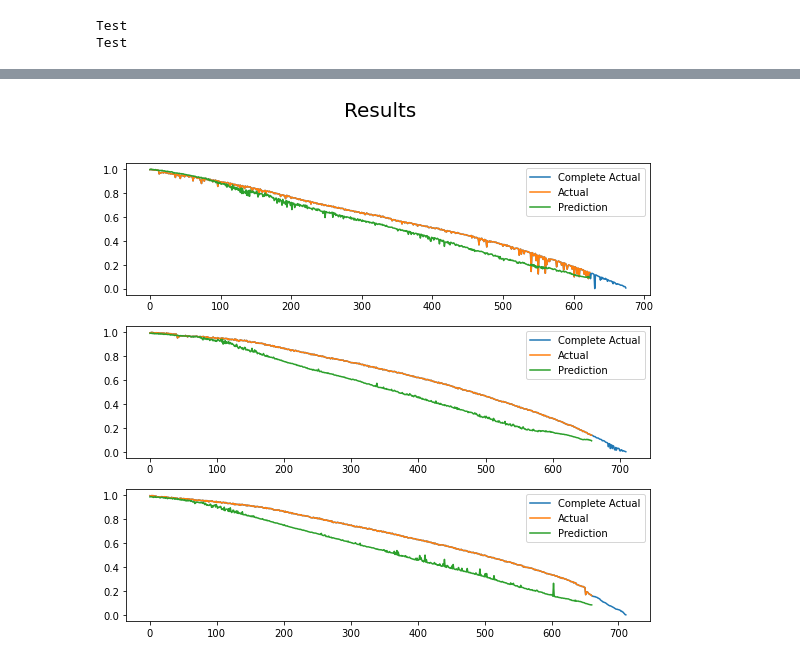
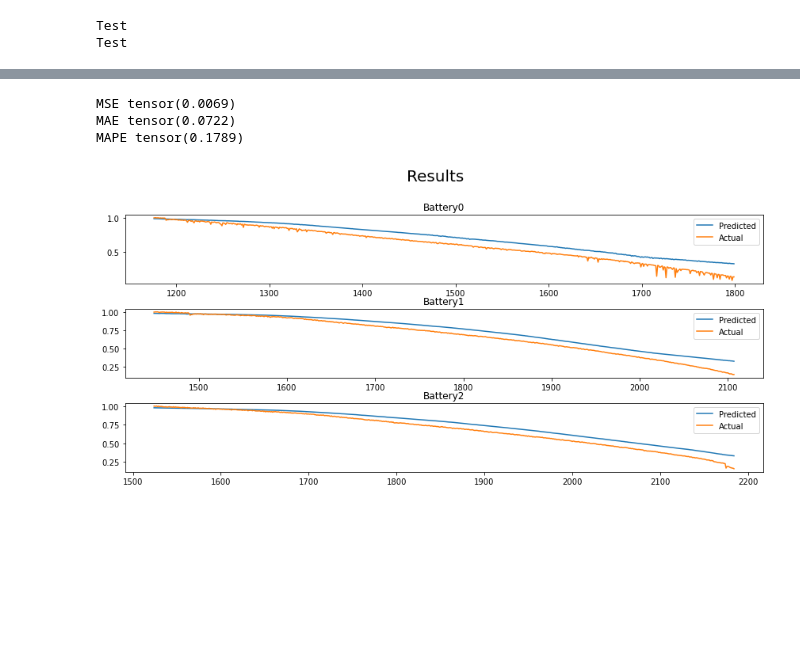
Before and after one commit to Dhruvadityamittal/RUL_Prediction_DFKI, a Jupyter notebook: FPC_Prediction/rul-prediction (5).ipynb, the cells around one changed output, grey strips where cells are left out. Drawn from its saved outputs; the diff is of its cells as text; code cells hidden in the pictures; blank space fills up the shorter version.

```diff
--- a/FPC_Prediction/rul-prediction (5).ipynb
+++ b/FPC_Prediction/rul-prediction (5).ipynb
@@ -352,5 +359,5 @@ _,_ = get_fpc(model,batteries,discharge_capacities,FPC_dataloader,True, True,Tru
 # %%
-batteries = [i+100 for i in range(0,14)]
+batteries = [i+100 for i in range(0,4)]
 _,_ = get_fpc(model,batteries,discharge_capacities,test_dataloader,True, False,False,"FPC_Testing")
 # %% [output]
 <Figure size 432x288 with 0 Axes>
@@ -633,13 +640,6 @@ class battery_dataloader_RUL(Dataset):
 channels = 7
 window_size = 50
 stride =1
-
-train_data_RUL= get_data_RUL(discharge_capacities[:100],change_indices_train,window_size,stride,channels,"Train")
-obj_train_RUL  = battery_dataloader_RUL(train_data_RUL)
-
-test_data_RUL= get_data_RUL(discharge_capacities[100:],change_indices_test,window_size,stride,channels,"Test")
-obj_test_RUL  = battery_dataloader_RUL(test_data_RUL)
-
 
 train_data_RUL_scenario1= get_data_RUL_scenario1(discharge_capacities[:100],change_indices_train,window_size,stride,channels,"Train")
 obj_train_RUL_scenario1  = battery_dataloader_RUL(train_data_RUL_scenario1)
@@ -648,14 +648,22 @@ test_data_RUL_scenario1= get_data_RUL_scenario1(discharge_capacities[100:],chang
 obj_test_RUL_scenario1  = battery_dataloader_RUL(test_data_RUL_scenario1)
 
 
+train_data_RUL_scenario2= get_data_RUL_scenario2(discharge_capacities[:100],change_indices_train,window_size,stride,channels,"Train")
+obj_train_RUL_scenario2  = battery_dataloader_RUL(train_data_RUL_scenario2)
 
-train_dataloader_RUL = DataLoader(obj_train_RUL, batch_size=128,shuffle=True)
-train_dataloader_RUL_temp = DataLoader(obj_train_RUL, batch_size=1,shuffle=False)
-test_dataloader_RUL = DataLoader(obj_test_RUL, batch_size=1,shuffle=False)
+test_data_RUL_scenario2= get_data_RUL_scenario2(discharge_capacities[100:],change_indices_test,window_size,stride,channels,"Test")
+obj_test_RUL_scenario2  = battery_dataloader_RUL(test_data_RUL_scenario2)
+
+
+
 
 train_dataloader_RUL_scenario1 = DataLoader(obj_train_RUL_scenario1, batch_size=128,shuffle=True)
 train_dataloader_RUL_temp_scenario1 = DataLoader(obj_train_RUL_scenario1, batch_size=1,shuffle=False)
 test_dataloader_RUL_scenario1 = DataLoader(obj_test_RUL_scenario1, batch_size=1,shuffle=False)
+
+train_dataloader_RUL_scenario2 = DataLoader(obj_train_RUL_scenario2, batch_size=128,shuffle=True)
+train_dataloader_RUL_temp_scenario2 = DataLoader(obj_train_RUL_scenario2, batch_size=1,shuffle=False)
+test_dataloader_RUL_scenario2 = DataLoader(obj_test_RUL_scenario2, batch_size=1,shuffle=False)
 # %% [output]
 Test
 Test
@@ -664,12 +672,14 @@ from torchmetrics.classification import BinaryAccuracy
 device = 'cuda' if torch.cuda.is_available() else 'cpu'
 
 
-def train_model_RUL(window_size,channels,train_dataloader,epochs,lr,load_pretrained,path,dir):
+def train_model_RUL(window_size,channels,train_dataloader,epochs,lr,load_pretrained,path,dir,version):
 
     model_RUL = LSTM_Model_RUL(window_size,channels)
     if(load_pretrained):
+        print("Loading a Pre-trained Model")
         model_RUL.load_state_dict(torch.load(path,map_location= device))
-
+    else:
+        print("Training a new model")
     model_RUL.to(device)
 
     optimizer = torch.optim.Adam(model_RUL.parameters(), lr = lr, betas= (0.9, 0.99))
@@ -707,7 +717,7 @@ def train_model_RUL(window_size,channels,train_dataloader,epochs,lr,load_pretrai
         print("Epoch = {}, Loss = {} ".format(epoch, total_loss/total))
 
         evaluation = total_loss/total
-        early_stopping(evaluation, model_RUL, f'{dir}_{channels}_f{window_size}.pth')
+        early_stopping(evaluation, model_RUL, f'{dir}_{channels}_f{window_size}_v{version}.pth')
         if early_stopping.early_stop:
             print('Early stopping')
             break
@@ -715,8 +725,11 @@ def train_model_RUL(window_size,channels,train_dataloader,epochs,lr,load_pretrai
     return model_RUL
 # %%
 learning_rate = 0.00001
+epochs = 2
 pretrained_RUL_scenario1 = True
-pretrained_RUL_scenario2 = True
+pretrained_RUL_scenario2 = False
+
+version = 1
 
 
 if(pretrained_RUL_scenario1):
@@ -726,7 +739,7 @@ if(pretrained_RUL_scenario1):
 
 else:
     load_pretrained_scenario1 = True
-    model_RUL_scenario2 = train_model_RUL(window_size, channels,train_dataloader_RUL,200,learning_rate,load_pretrained_scenario1,"./Weights/Scenario1/model_RUL_f7_f50.pth","./Weights_RUL/Scenario1/")
+    model_RUL_scenario1 = train_model_RUL(window_size, channels,train_dataloader_RUL_scenario1,epochs,learning_rate,load_pretrained_scenario1,"./Weights/Scenario1/model_RUL_Scenario1_f7_f50.pth","./Weights_RUL/Scenario1/",version)
 
 if(pretrained_RUL_scenario2):
     model_RUL_scenario2 = LSTM_Model_RUL(window_size,channels)
@@ -734,4 +747,4 @@ if(pretrained_RUL_scenario2):
     model_RUL_scenario2.to(device)
 else:
     load_pretrained_scenario2 = True
-    model_RUL_scenario2 = train_model_RUL(window_size, channels,train_dataloader_RUL_scenario1,200,learning_rate,load_pretrained_scenario2,"./Weights/Scenario2/model_RUL_f7_f50.pth","./Weights_RUL/Scenario2/")
+    model_RUL_scenario2 = train_model_RUL(window_size, channels,train_dataloader_RUL_scenario2,epochs,learning_rate,load_pretrained_scenario2,"./Weights/Scenario2/model_RUL_Scenario2_f7_f50.pth","./Weights_RUL/Scenario2/",version)
@@ -791,7 +811,10 @@ def plot_RUL(model,discharge_capacities,batteries,data_loader,change_indices,plo
 # %%
 batteries =[0,1,2]
-plot_RUL(model_RUL_scenario2,discharge_capacities,batteries,train_dataloader_RUL_temp,change_indices_train,True)
+plot_RUL(model_RUL_scenario2,discharge_capacities,batteries,train_dataloader_RUL_temp_scenario2,change_indices_train,"scenario2_RUL_prediction_train")
 # %% [output]
+MSE tensor(0.0069)
+MAE tensor(0.0722)
+MAPE tensor(0.1789)
-[figure, old version]
+[figure, new version]
 # %%
 test_batteries  = [i+100 for i in [16,17,18]]
```
Also changed, not shown: parts of 16 cells of this notebook, 17 other files.
